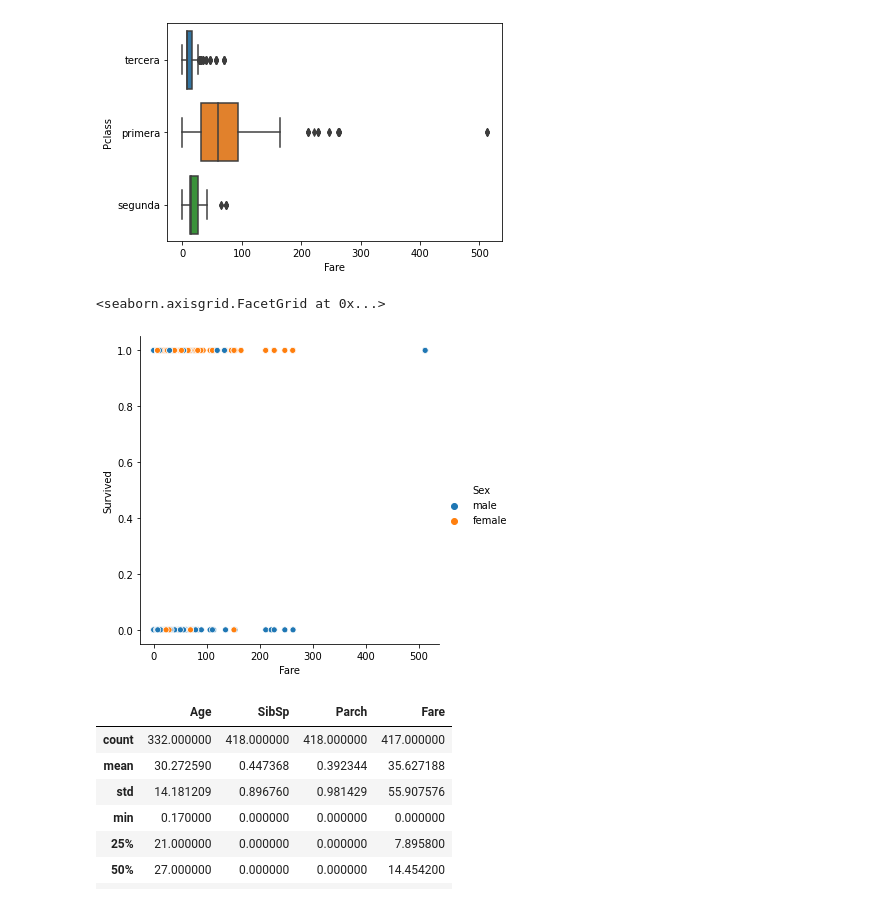
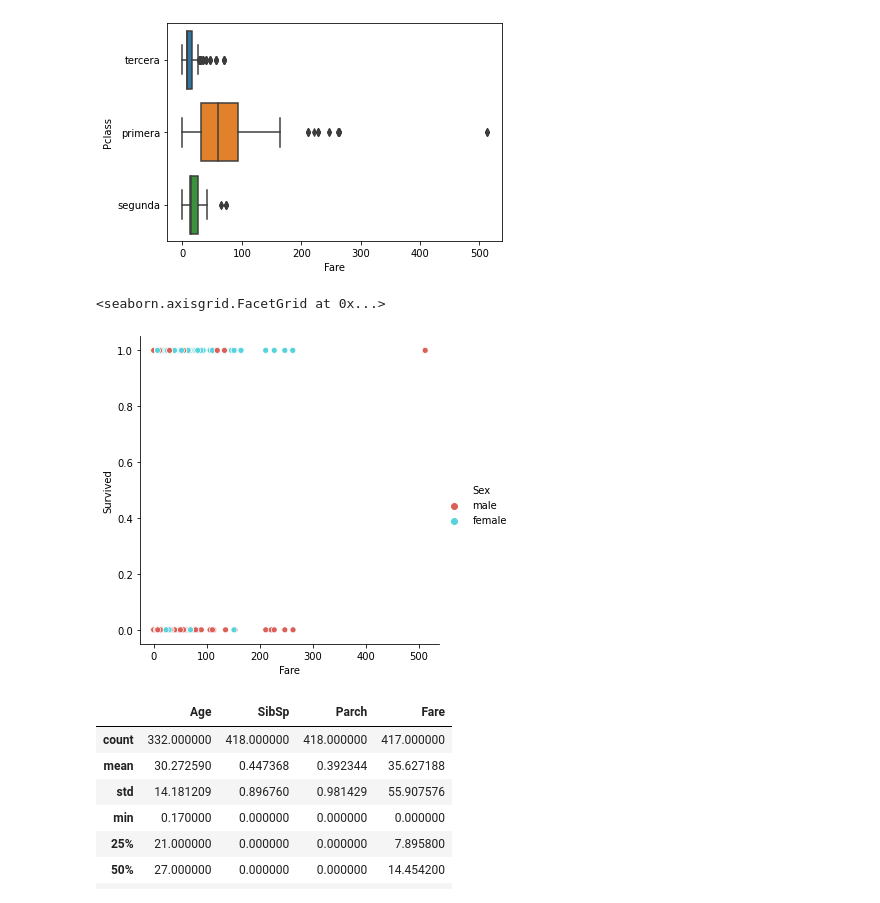
Before and after one commit to bminnozzi/Titanic_Kaggle, a Jupyter notebook: Titanic.ipynb, the cells around one changed output. Cells and saved outputs as stored; diff of their text form; code cells hidden in the pictures.

```diff
--- a/Titanic.ipynb
+++ b/Titanic.ipynb
@@ -71,10 +74,10 @@ sns.boxplot(data=df_train,y='Pclass',x='Fare')
 <matplotlib.axes._subplots.AxesSubplot at 0x...>
 [figure]
 # %%
-sns.relplot(y='Survived', x='Fare', data=df_train,kind='scatter',hue='Sex')
+sns.relplot(y='Survived', x='Fare', data=df_train,kind='scatter',hue='Sex',palette='hls')
 # %% [output]
 <seaborn.axisgrid.FacetGrid at 0x...>
-[figure, old version]
+[figure, new version]
 # %%
 df_train = df_train[df_train['Fare'] < 300]
 # %%
```
Also changed, not shown: parts of 20 cells of this notebook.
